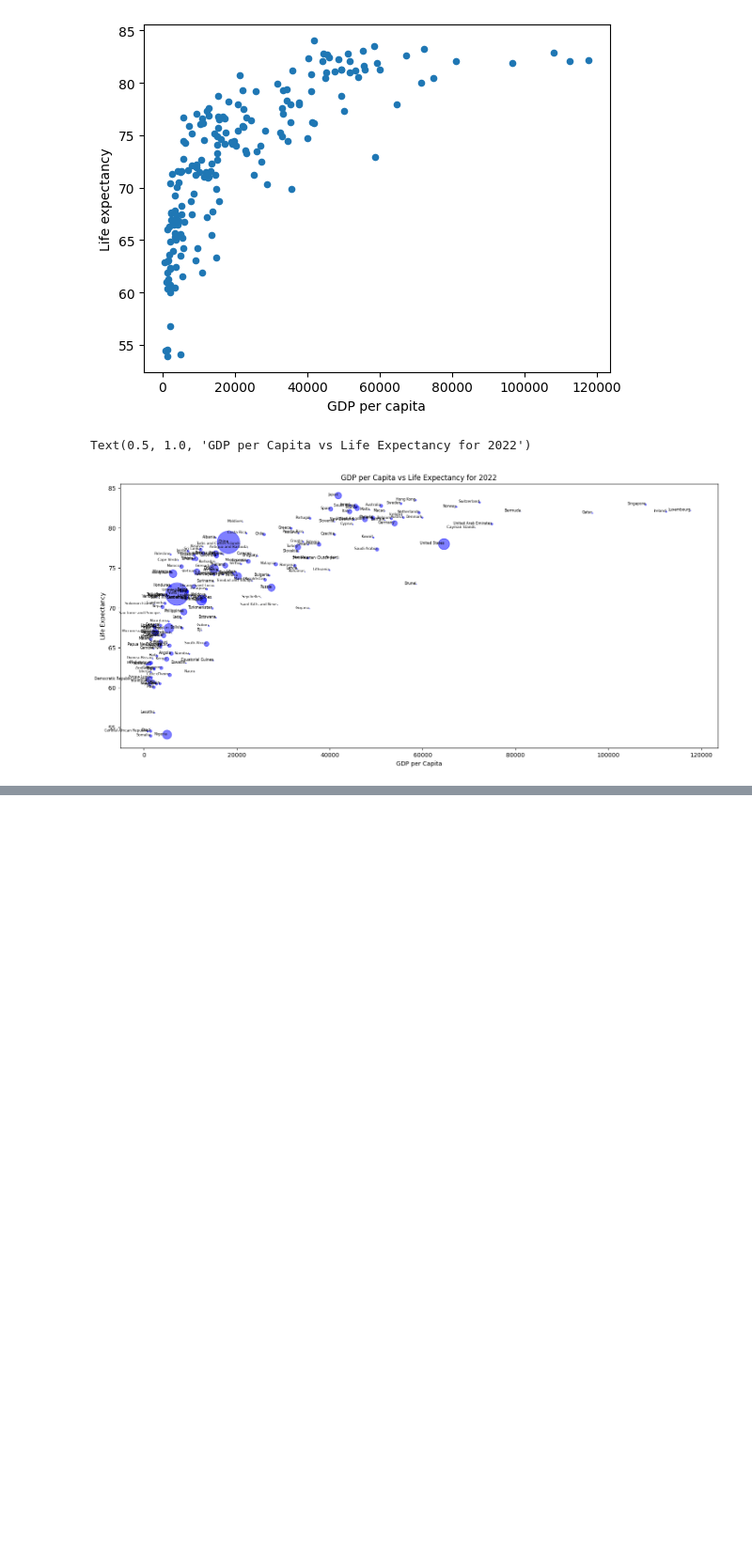
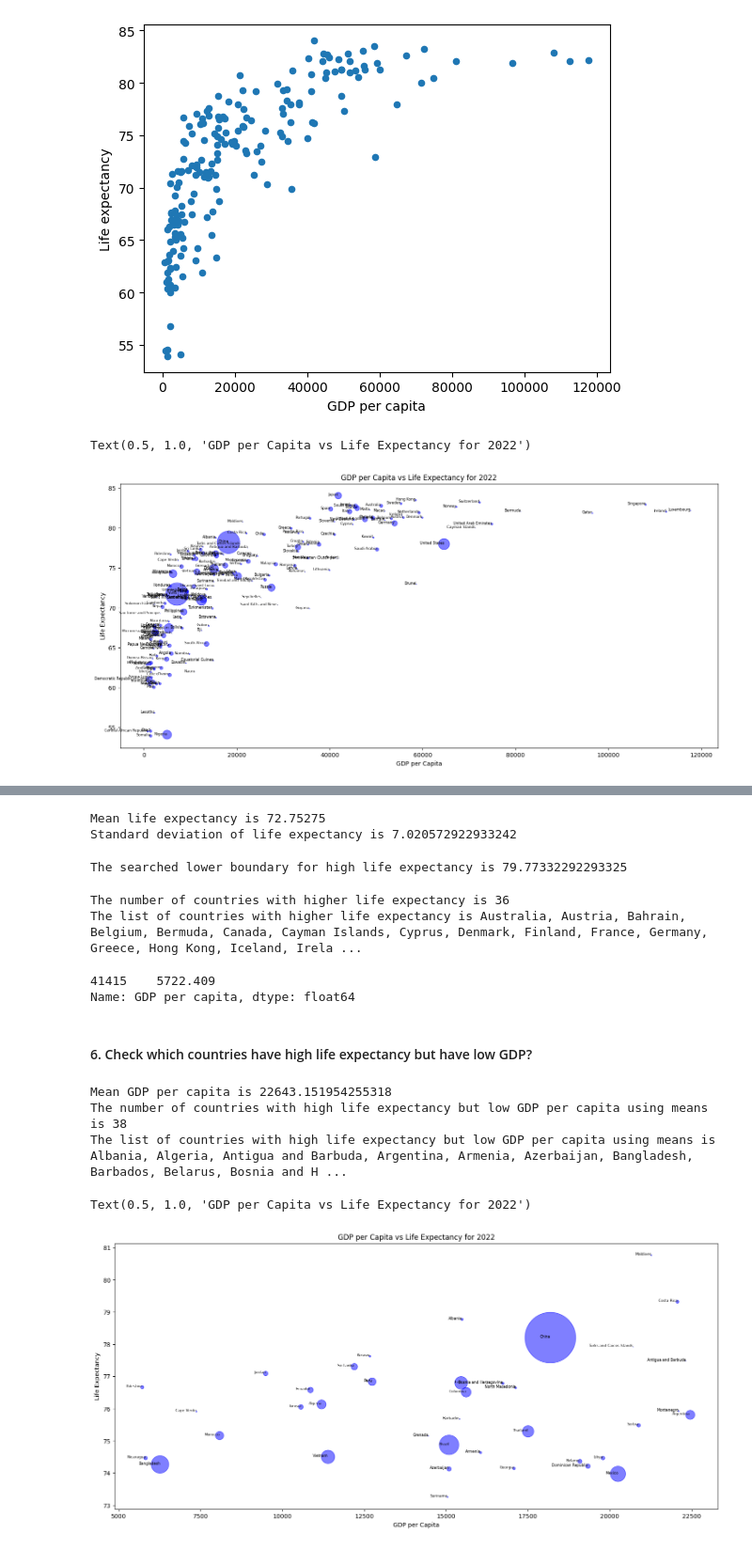
Before and after one commit to sdvelev/Introduction-To-Data-Science-And-AI, a Jupyter notebook: 01-introduction-to-data-science-and-python/assignment-1-Stefan-Velev.ipynb, the cells around one changed output, grey strips where cells are left out. Shown: that part at 94% size. Saved outputs shown, nothing was run; the diff lists cells and outputs as text; code cells hidden in the pictures; blank space fills up the shorter version.

```diff
--- a/01-introduction-to-data-science-and-python/assignment-1-Stefan-Velev.ipynb
+++ b/01-introduction-to-data-science-and-python/assignment-1-Stefan-Velev.ipynb
@@ -122,0 +143,58 @@ Text(0.5, 1.0, 'GDP per Capita vs Life Expectancy for 2022')
+# %%
+# Get the average life expectancy and the standard deviation with NumPy
+mean_life_expectancy = np.mean(df['Life expectancy'])
+standard_deviation_life_expectancy = np.std(df['Life expectancy'])
+print('Mean life expectancy is', mean_life_expectancy)
+print('Standard deviation of life expectancy is', standard_deviation_life_expectancy)
+# %% [output]
+Mean life expectancy is 72.75275
+Standard deviation of life expectancy is 7.020572922933242
+# %%
+# Find lower boundary for the searched countries - one standard deviation above the mean
+lower_boundary_high_life_expectancy = mean_life_expectancy + standard_deviation_life_expectancy
+print('The searched lower boundary for high life expectancy is', lower_boundary_high_life_expectancy)
+# %% [output]
+The searched lower boundary for high life expectancy is 79.77332292293325
+# %%
+# List countries with higher life expectancy (one standard deviation above the mean)
+df_higher_life_expectancy = df[df['Life expectancy'] > lower_boundary_high_life_expectancy]
+print('The number of countries with higher life expectancy is', len(df_higher_life_expectancy))
+print('The list of countries with higher life expectancy is',  ', '.join(df_higher_life_expectancy['Country']))
+# %% [output]
+The number of countries with higher life expectancy is 36
+The list of countries with higher life expectancy is Australia, Austria, Bahrain, Belgium, Bermuda, Canada, Cayman Islands, Cyprus, Denmark, Finland, France, Germany, Greece, Hong Kong, Iceland, Irela ...
+# %%
+print(df[df['Country'] == 'Palestine']['GDP per capita'])
+# %% [output]
+41415    5722.409
+Name: GDP per capita, dtype: float64
+# %% [markdown]
+#### 6. Check which countries have high life expectancy but have low GDP?
+# %%
+# List countries with high life expectancy but low GDP using means
+mean_gdp = np.mean(df['GDP per capita'])
+print('Mean GDP per capita is', mean_gdp)
+df_higher_life_expectancy_lower_GDP1 = df[(df['Life expectancy'] > mean_life_expectancy) & (df['GDP per capita'] < mean_gdp)]
+print('The number of countries with high life expectancy but low GDP per capita using means is', len(df_higher_life_expectancy_lower_GDP1))
+print('The list of countries with high life expectancy but low GDP per capita using means is',  ', '.join(df_higher_life_expectancy_lower_GDP1['Country']))
+# %% [output]
+Mean GDP per capita is 22643.151954255318
+The number of countries with high life expectancy but low GDP per capita using means is 38
+The list of countries with high life expectancy but low GDP per capita using means is Albania, Algeria, Antigua and Barbuda, Argentina, Armenia, Azerbaijan, Bangladesh, Barbados, Belarus, Bosnia and H ...
+# %%
+plt.figure(figsize=(18, 8))
+plt.scatter(df_higher_life_expectancy_lower_GDP1['GDP per capita'], df_higher_life_expectancy_lower_GDP1['Life expectancy'], color='blue', s = df_higher_life_expectancy_lower_GDP1['Population']/200000, alpha=0.5)
+
+#plt.xticks([1000, 2000, 5000, 10000, 20000, 50000, 100000])
+
+# plt.ylim(53, 86)
+
+for i, country in enumerate(df_higher_life_expectancy_lower_GDP1['Country']):
+    plt.text(df_higher_life_expectancy_lower_GDP1['GDP per capita'].iloc[i], df_higher_life_expectancy_lower_GDP1['Life expectancy'].iloc[i], df_higher_life_expectancy_lower_GDP1['Country'].iloc[i], fontsize=6, ha='right')
+
+plt.xlabel('GDP per Capita')
+plt.ylabel('Life Expectancy')
+plt.title('GDP per Capita vs Life Expectancy for 2022')
+# %% [output]
+Text(0.5, 1.0, 'GDP per Capita vs Life Expectancy for 2022')
+[figure, added]
```
Also changed, not shown: parts of 10 cells of this notebook.
